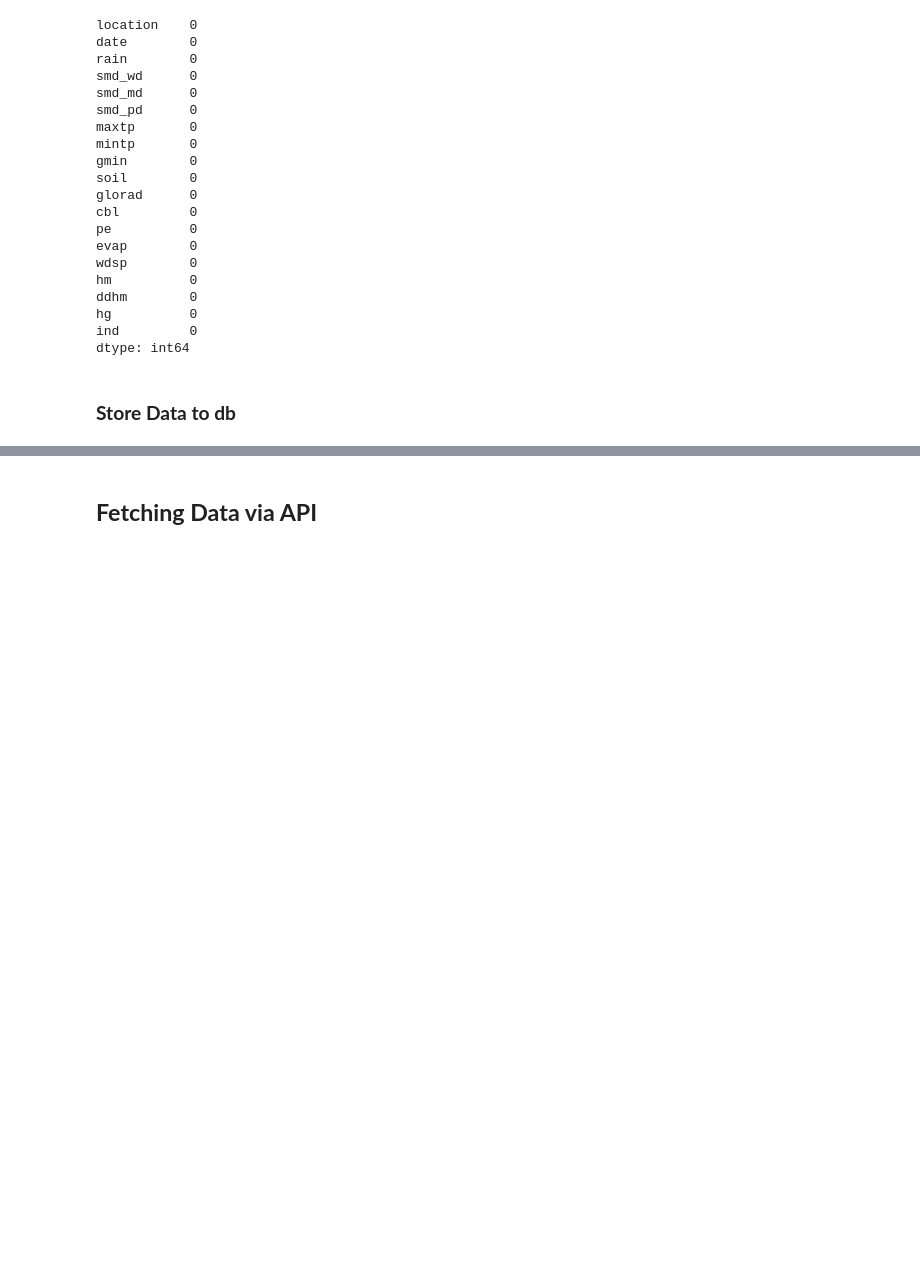
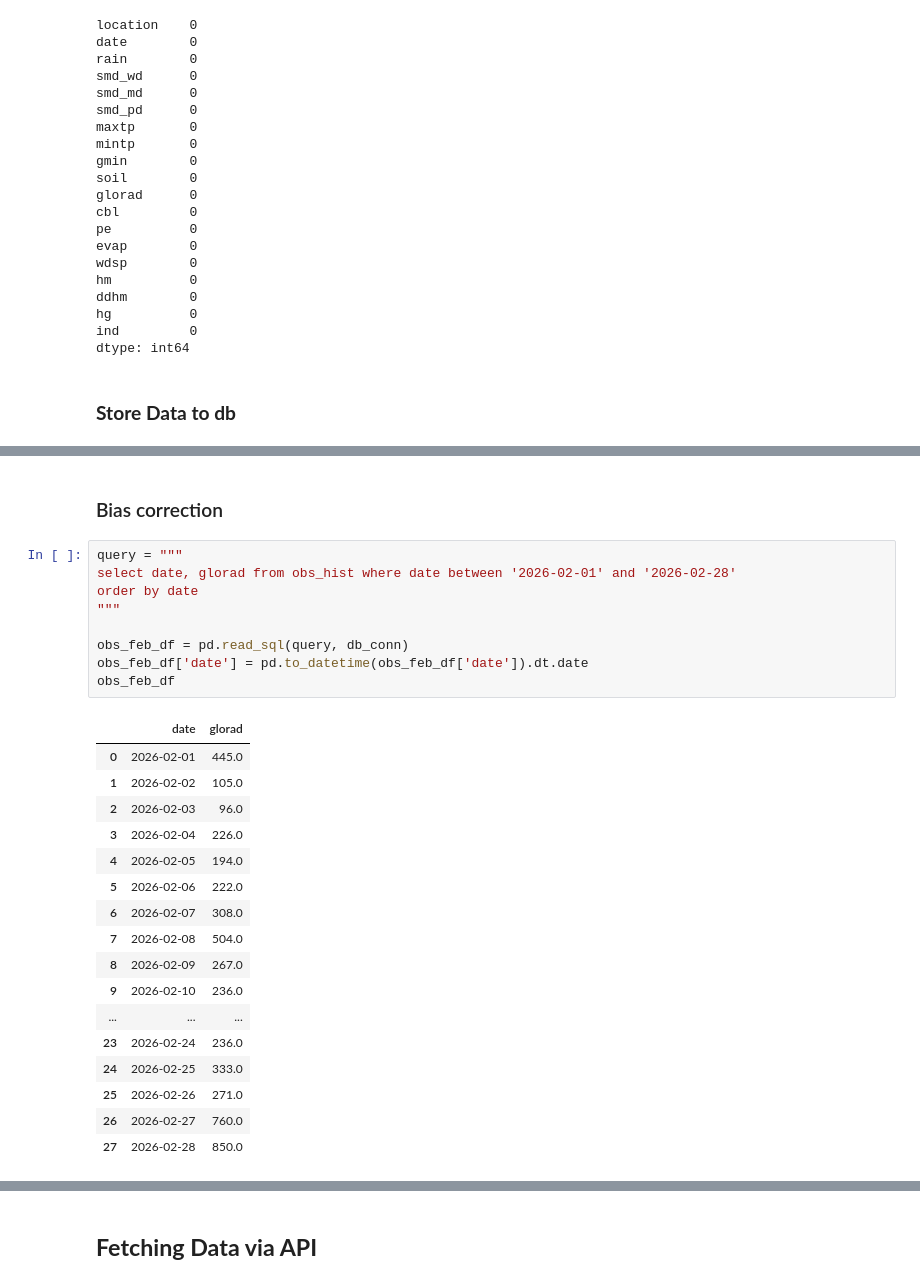
Before and after one commit to RYEONGRYEONG/NORA, a Jupyter notebook: notebooks/Project.ipynb, the cells around one changed output, grey strips where cells are left out. Drawn from its saved outputs; the diff is of its cells as text; blank space fills up the shorter version.

```diff
--- a/notebooks/Project.ipynb
+++ b/notebooks/Project.ipynb
@@ -151,0 +261,29 @@ succeed
+# %% [markdown]
+### Bias correction
+# %%
+query = """
+select date, glorad from obs_hist where date between '2026-02-01' and '2026-02-28'
+order by date
+"""
+
+obs_feb_df = pd.read_sql(query, db_conn)
+obs_feb_df['date'] = pd.to_datetime(obs_feb_df['date']).dt.date
+obs_feb_df
+# %% [output]
+|  | date | glorad |
+| 0 | 2026-02-01 | 445.0 |
+| 1 | 2026-02-02 | 105.0 |
+| 2 | 2026-02-03 | 96.0 |
+| 3 | 2026-02-04 | 226.0 |
+| 4 | 2026-02-05 | 194.0 |
+| 5 | 2026-02-06 | 222.0 |
+| 6 | 2026-02-07 | 308.0 |
+| 7 | 2026-02-08 | 504.0 |
+| 8 | 2026-02-09 | 267.0 |
+| 9 | 2026-02-10 | 236.0 |
+| ... | ... | ... |
+| 23 | 2026-02-24 | 236.0 |
+| 24 | 2026-02-25 | 333.0 |
+| 25 | 2026-02-26 | 271.0 |
+| 26 | 2026-02-27 | 760.0 |
+| 27 | 2026-02-28 | 850.0 |
```
Also changed, not shown: parts of 14 cells of this notebook.
